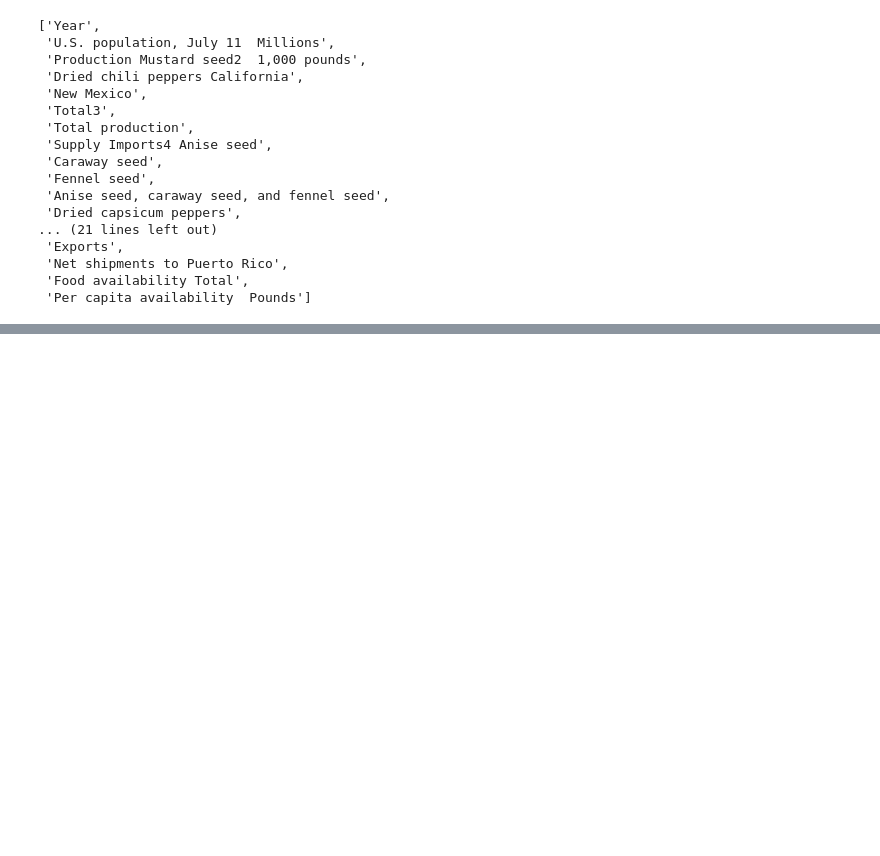
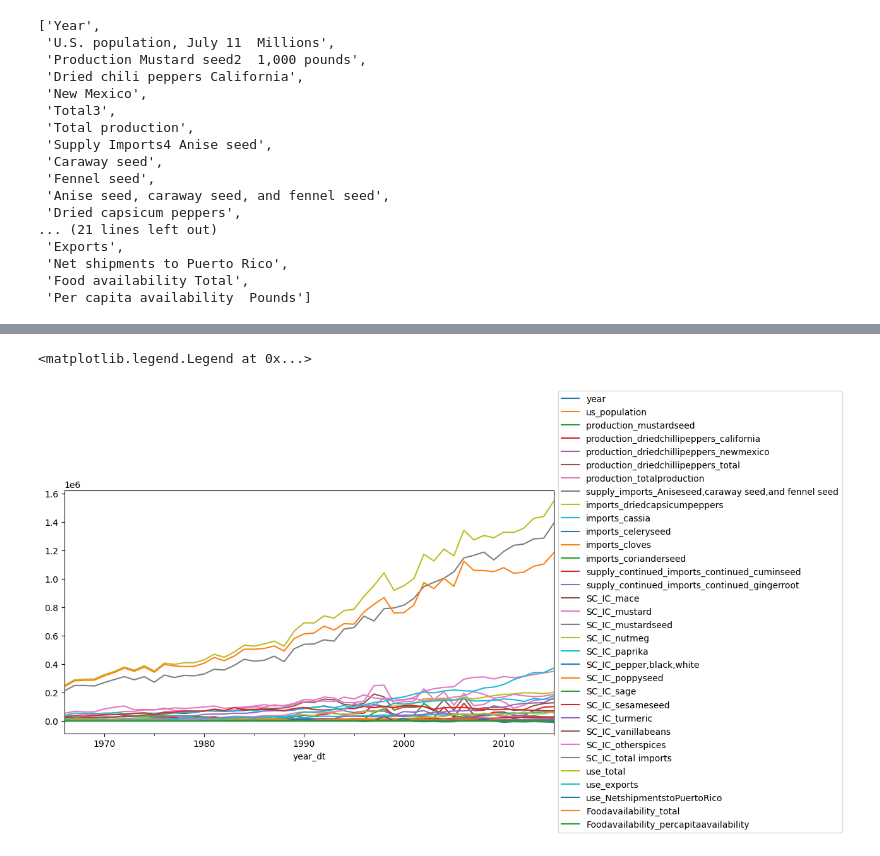
Before and after one commit to shinsooha/DATAproject, a Jupyter notebook: coffee.ipynb, the cells around one changed output, grey strips where cells are left out. Cells and saved outputs as stored; diff of their text form; code cells hidden in the pictures; blank space fills up the shorter version.

```diff
--- a/coffee.ipynb
+++ b/coffee.ipynb
@@ -496,0 +504,5 @@ AttributeError: 'DataFrame' object has no attribute 'year'
+# %%
+spice_df.plot().legend(loc="center left", bbox_to_anchor=(1.0, 0.5))
+# %% [output]
+<matplotlib.legend.Legend at 0x...>
+[figure, added]
```
Also changed, not shown: parts of 3 cells of this notebook.
